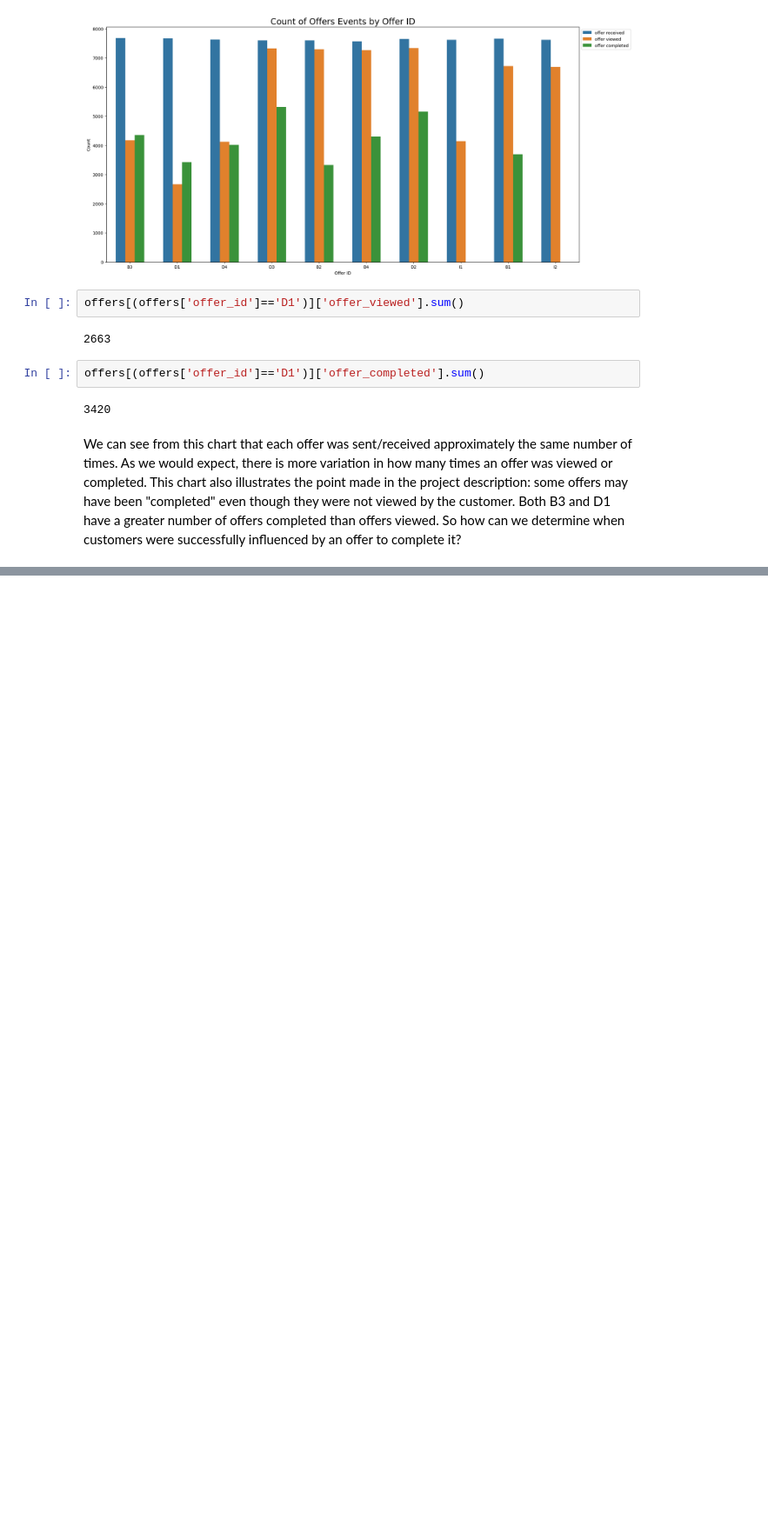
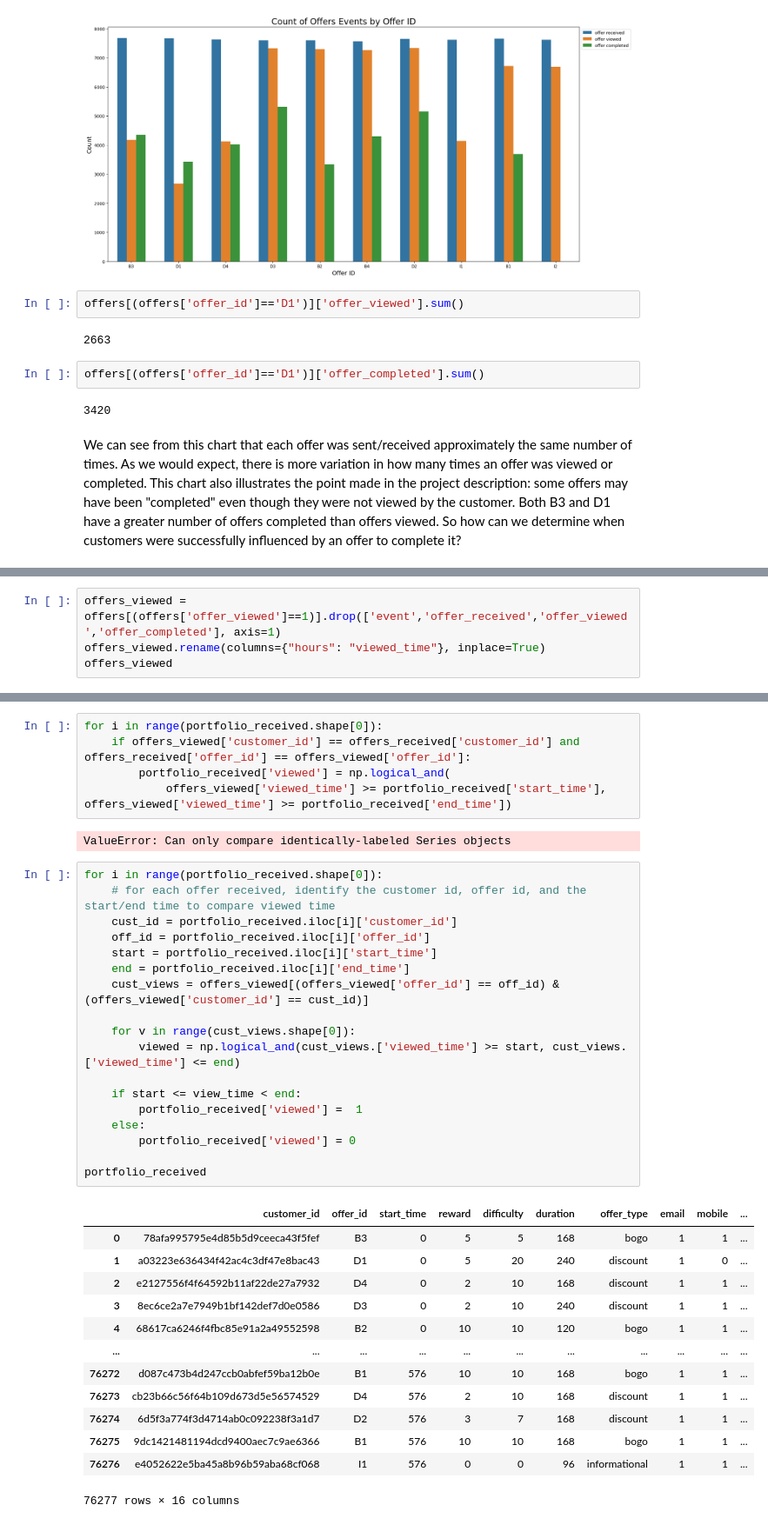
Before and after one commit to mknox0826/Udacity_Capstone_Starbucks, a Jupyter notebook: Starbucks_Capstone_notebook.ipynb, the cells around one changed output, grey strips where cells are left out. Shown: that part at 87% size. Saved outputs shown, nothing was run; the diff lists cells and outputs as text; blank space fills up the shorter version.

```diff
--- a/Starbucks_Capstone_notebook.ipynb
+++ b/Starbucks_Capstone_notebook.ipynb
@@ -618,0 +758,4 @@ We can see from this chart that each offer was sent/received approximately the s
+# %%
+offers_viewed = offers[(offers['offer_viewed']==1)].drop(['event','offer_received','offer_viewed','offer_completed'], axis=1)
+offers_viewed.rename(columns={"hours": "viewed_time"}, inplace=True)
+offers_viewed
@@ -618,0 +818,39 @@ We can see from this chart that each offer was sent/received approximately the s
+# %%
+for i in range(portfolio_received.shape[0]):
+    if offers_viewed['customer_id'] == offers_received['customer_id'] and offers_received['offer_id'] == offers_viewed['offer_id']:
+        portfolio_received['viewed'] = np.logical_and(
+            offers_viewed['viewed_time'] >= portfolio_received['start_time'], offers_viewed['viewed_time'] >= portfolio_received['end_time'])
+# %% [output]
+ValueError: Can only compare identically-labeled Series objects
+# %%
+for i in range(portfolio_received.shape[0]):
+    # for each offer received, identify the customer id, offer id, and the start/end time to compare viewed time
+    cust_id = portfolio_received.iloc[i]['customer_id']
+    off_id = portfolio_received.iloc[i]['offer_id']
+    start = portfolio_received.iloc[i]['start_time']
+    end = portfolio_received.iloc[i]['end_time']
+    cust_views = offers_viewed[(offers_viewed['offer_id'] == off_id) & (offers_viewed['customer_id'] == cust_id)]
+
+    for v in range(cust_views.shape[0]):
+        viewed = np.logical_and(cust_views.['viewed_time'] >= start, cust_views.['viewed_time'] <= end)
+
+    if start <= view_time < end:
+        portfolio_received['viewed'] =  1
+    else:
+        portfolio_received['viewed'] = 0
+
+portfolio_received
+# %% [output]
+|  | customer_id | offer_id | start_time | reward | difficulty | duration | offer_type | email | mobile | ... |
+| 0 | 78afa995795e4d85b5d9ceeca43f5fef | B3 | 0 | 5 | 5 | 168 | bogo | 1 | 1 | ... |
+| 1 | a03223e636434f42ac4c3df47e8bac43 | D1 | 0 | 5 | 20 | 240 | discount | 1 | 0 | ... |
+| 2 | e2127556f4f64592b11af22de27a7932 | D4 | 0 | 2 | 10 | 168 | discount | 1 | 1 | ... |
+| 3 | 8ec6ce2a7e7949b1bf142def7d0e0586 | D3 | 0 | 2 | 10 | 240 | discount | 1 | 1 | ... |
+| 4 | 68617ca6246f4fbc85e91a2a49552598 | B2 | 0 | 10 | 10 | 120 | bogo | 1 | 1 | ... |
+| ... | ... | ... | ... | ... | ... | ... | ... | ... | ... | ... |
+| 76272 | d087c473b4d247ccb0abfef59ba12b0e | B1 | 576 | 10 | 10 | 168 | bogo | 1 | 1 | ... |
+| 76273 | cb23b66c56f64b109d673d5e56574529 | D4 | 576 | 2 | 10 | 168 | discount | 1 | 1 | ... |
+| 76274 | 6d5f3a774f3d4714ab0c092238f3a1d7 | D2 | 576 | 3 | 7 | 168 | discount | 1 | 1 | ... |
+| 76275 | 9dc1421481194dcd9400aec7c9ae6366 | B1 | 576 | 10 | 10 | 168 | bogo | 1 | 1 | ... |
+| 76276 | e4052622e5ba45a8b96b59aba68cf068 | I1 | 576 | 0 | 0 | 96 | informational | 1 | 1 | ... |
+76277 rows × 16 columns
```
Also changed, not shown: parts of 37 cells of this notebook.
